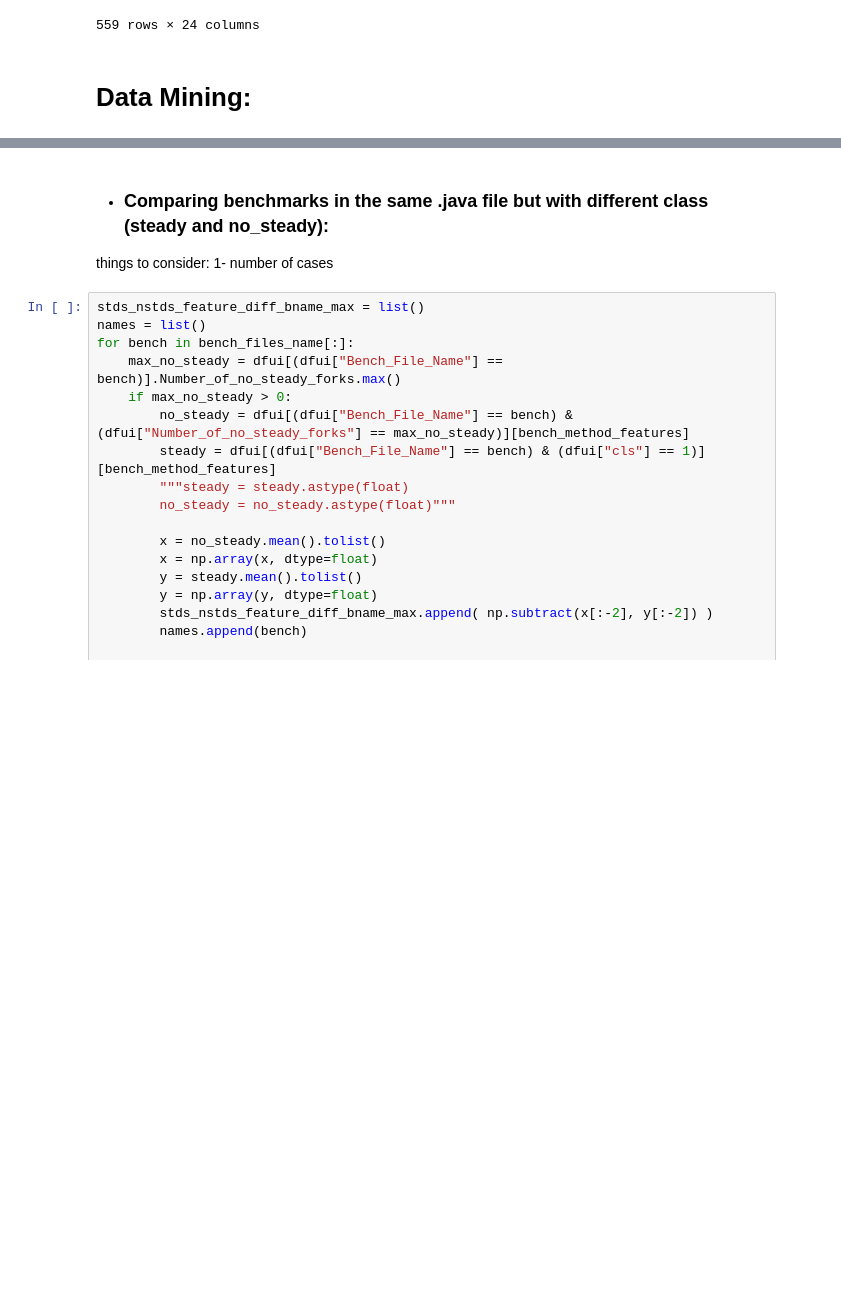
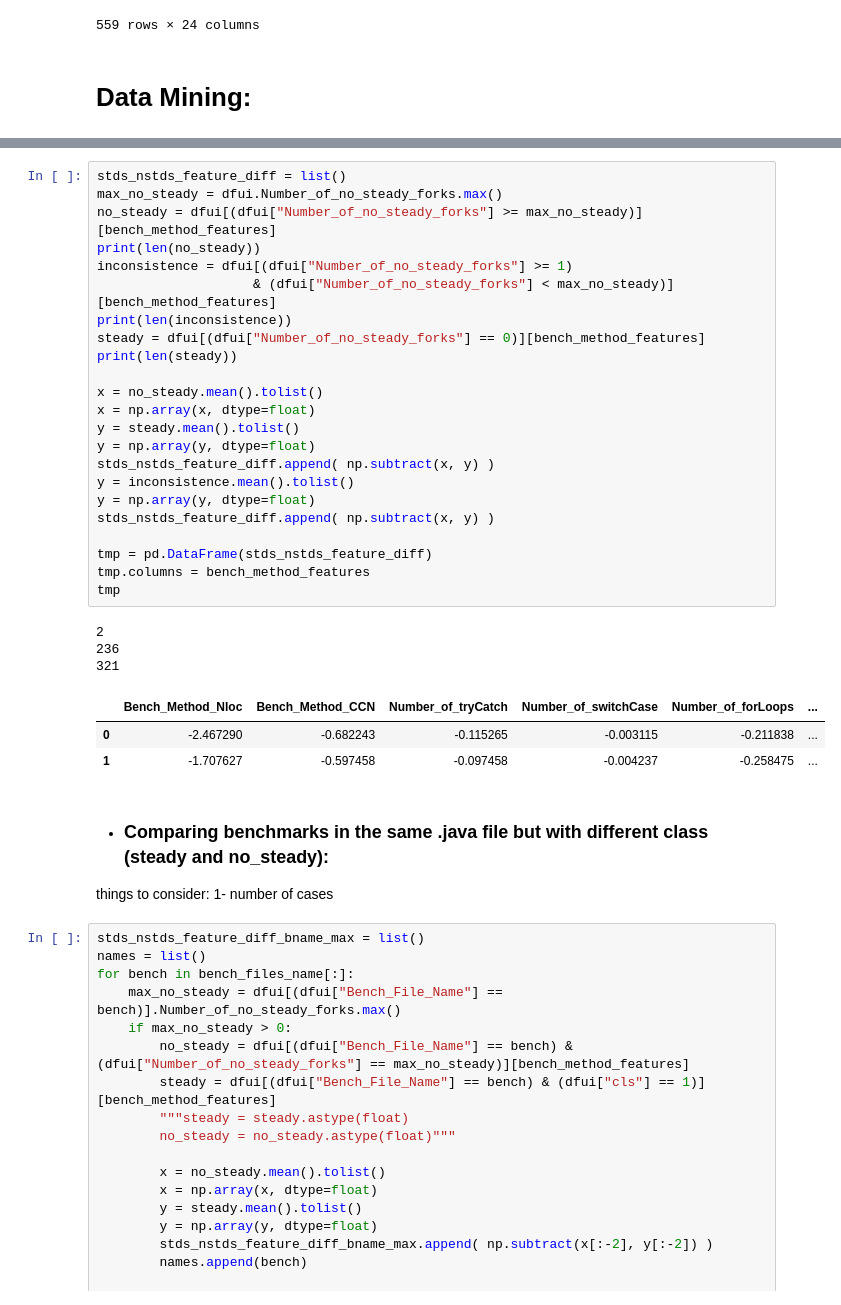
Before and after one commit to amirmahdiKhosravi/ACM-SPEC-ICPE-2023-DataTrack, a Jupyter notebook: Data_Mining.ipynb, the cells around one changed output, grey strips where cells are left out. Cells and saved outputs as stored; diff of their text form; blank space fills up the shorter version.

```diff
--- a/Data_Mining.ipynb
+++ b/Data_Mining.ipynb
@@ -89,3 +140,33 @@ dfui
+# %%
+stds_nstds_feature_diff = list()
+max_no_steady = dfui.Number_of_no_steady_forks.max()
+no_steady = dfui[(dfui["Number_of_no_steady_forks"] >= max_no_steady)][bench_method_features]
+print(len(no_steady))
+inconsistence = dfui[(dfui["Number_of_no_steady_forks"] >= 1)
+                    & (dfui["Number_of_no_steady_forks"] < max_no_steady)][bench_method_features]
+print(len(inconsistence))
+steady = dfui[(dfui["Number_of_no_steady_forks"] == 0)][bench_method_features]
+print(len(steady))
+
+x = no_steady.mean().tolist()
+x = np.array(x, dtype=float)
+y = steady.mean().tolist()
+y = np.array(y, dtype=float)
+stds_nstds_feature_diff.append( np.subtract(x, y) )
+y = inconsistence.mean().tolist()
+y = np.array(y, dtype=float)
+stds_nstds_feature_diff.append( np.subtract(x, y) )
+
+tmp = pd.DataFrame(stds_nstds_feature_diff)
+tmp.columns = bench_method_features
+tmp
+# %% [output]
+2
+236
+321
+|  | Bench_Method_Nloc | Bench_Method_CCN | Number_of_tryCatch | Number_of_switchCase | Number_of_forLoops | ... |
+| 0 | -2.467290 | -0.682243 | -0.115265 | -0.003115 | -0.211838 | ... |
+| 1 | -1.707627 | -0.597458 | -0.097458 | -0.004237 | -0.258475 | ... |
 # %% [markdown]
   - ### Comparing benchmarks in the same .java file but with different class (steady and no_steady):
 
```
Also changed, not shown: parts of 5 cells of this notebook, 3 other files.
